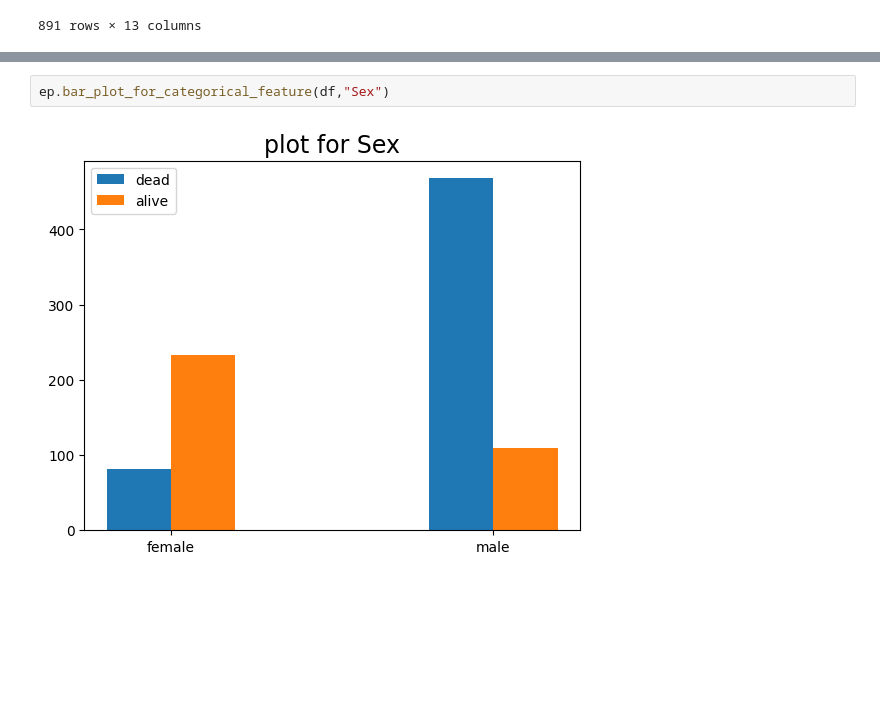
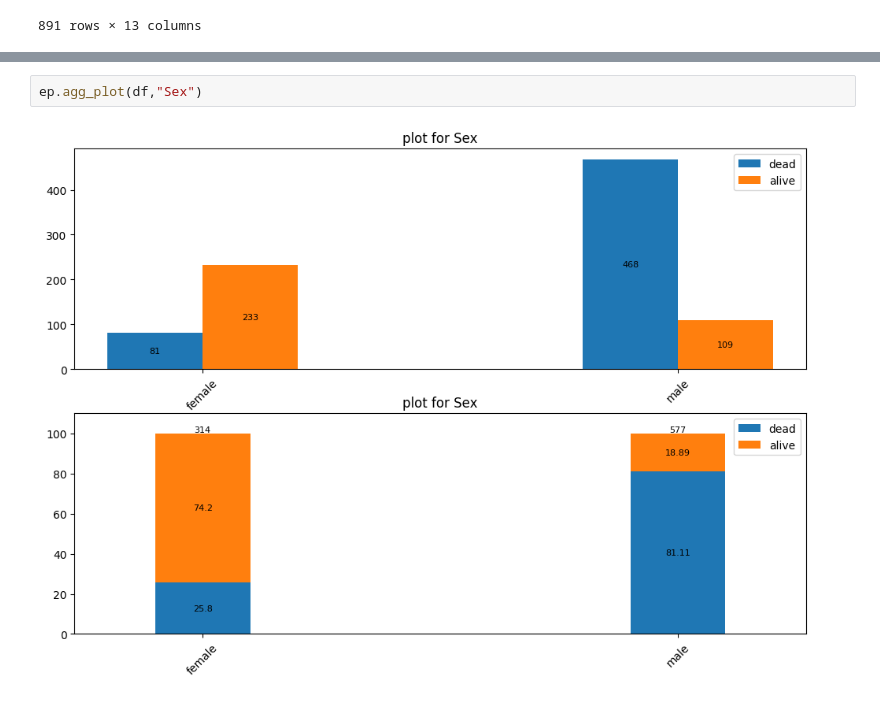
Before and after one commit to sungho-data-science/kaggle_titanic, a Jupyter notebook: ML/eda_notebook.ipynb, the cells around one changed output, grey strips where cells are left out. Saved outputs shown, nothing was run; the diff lists cells and outputs as text; blank space fills up the shorter version.

```diff
--- a/ML/eda_notebook.ipynb
+++ b/ML/eda_notebook.ipynb
@@ -26,5 +46,5 @@ ep.bar_plot_for_categorical_feature(df,"Pclass")
 # %%
-ep.bar_plot_for_categorical_feature(df,"Sex")
+ep.agg_plot(df,"Sex")
 # %% [output]
-[figure, old version]
+[figure, new version]
 # %%
```
Also changed, not shown: parts of 12 cells of this notebook, 1 other file.
